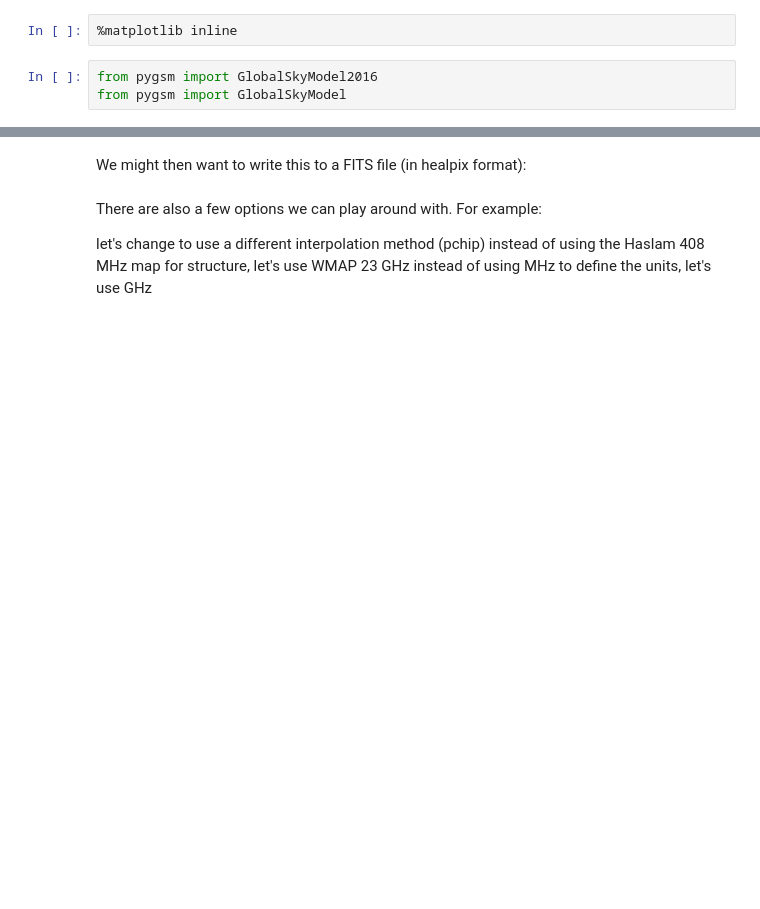
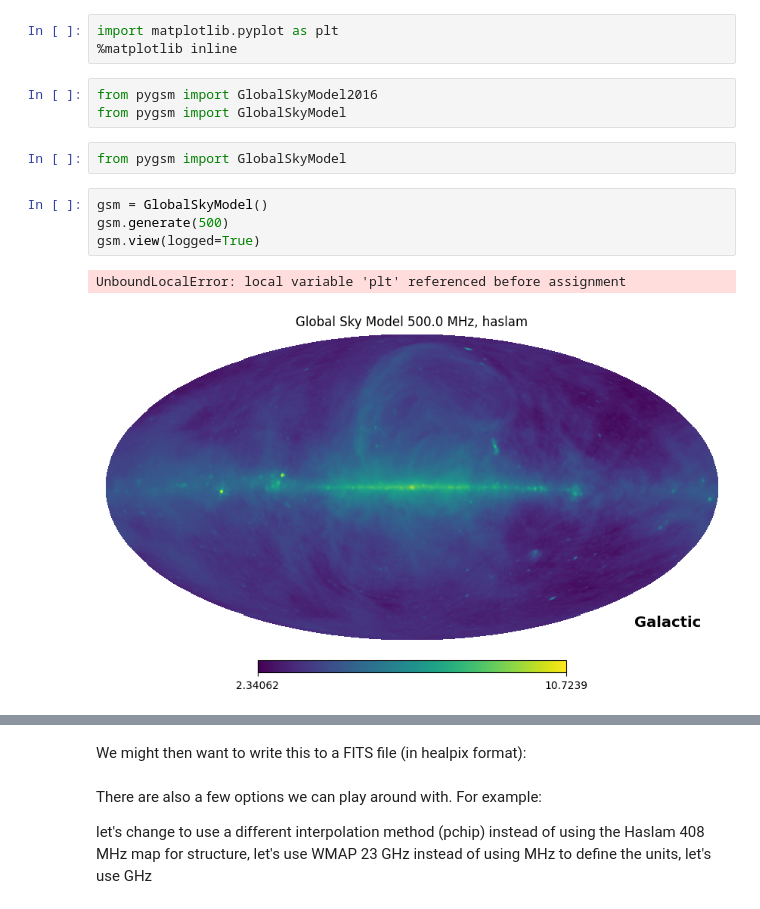
Before and after one commit to 3c279/code4mia, a Jupyter notebook: SkyModelAuger.ipynb, the cells around one changed output, grey strips where cells are left out. Saved outputs shown, nothing was run; the diff lists cells and outputs as text; blank space fills up the shorter version.

```diff
--- a/SkyModelAuger.ipynb
+++ b/SkyModelAuger.ipynb
@@ -1,5 +1,15 @@
-# %%
-%matplotlib inline
+# %%
+import matplotlib.pyplot as plt
+%matplotlib inline
 # %%
 from pygsm import GlobalSkyModel2016
 from pygsm import GlobalSkyModel
+# %%
+from pygsm import GlobalSkyModel
+# %%
+gsm = GlobalSkyModel()
+gsm.generate(500)
+gsm.view(logged=True)
+# %% [output]
+UnboundLocalError: local variable 'plt' referenced before assignment
+[figure, added]
```
Also changed, not shown: parts of 6 cells of this notebook.
